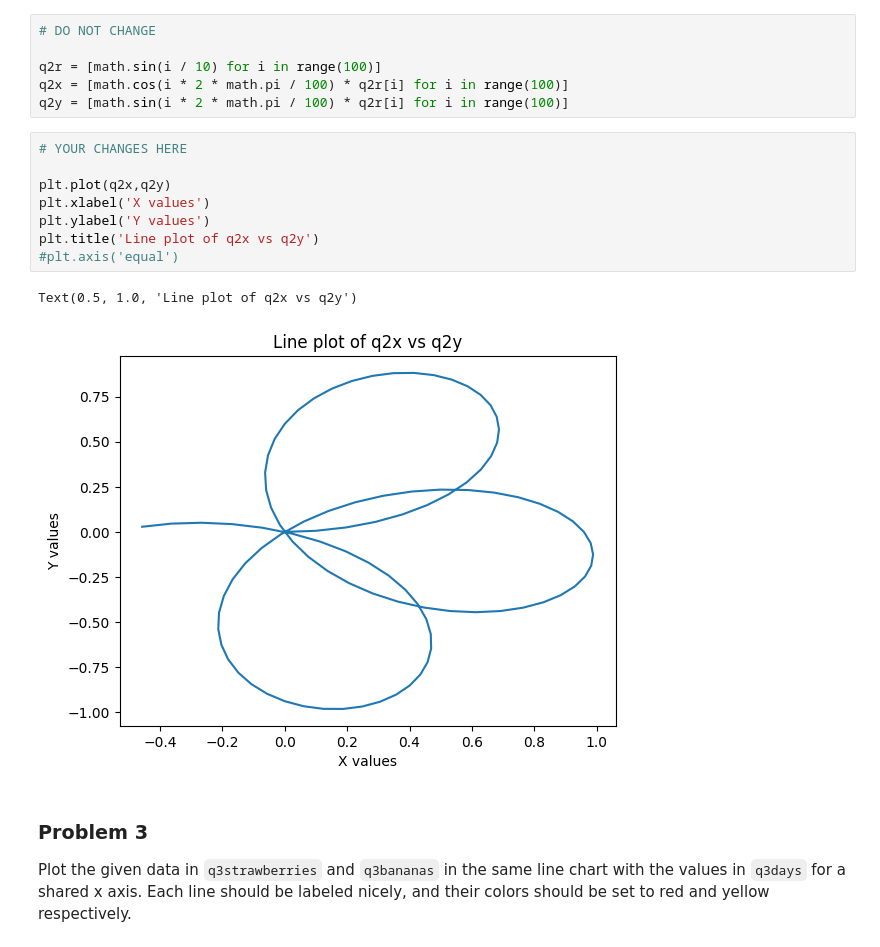
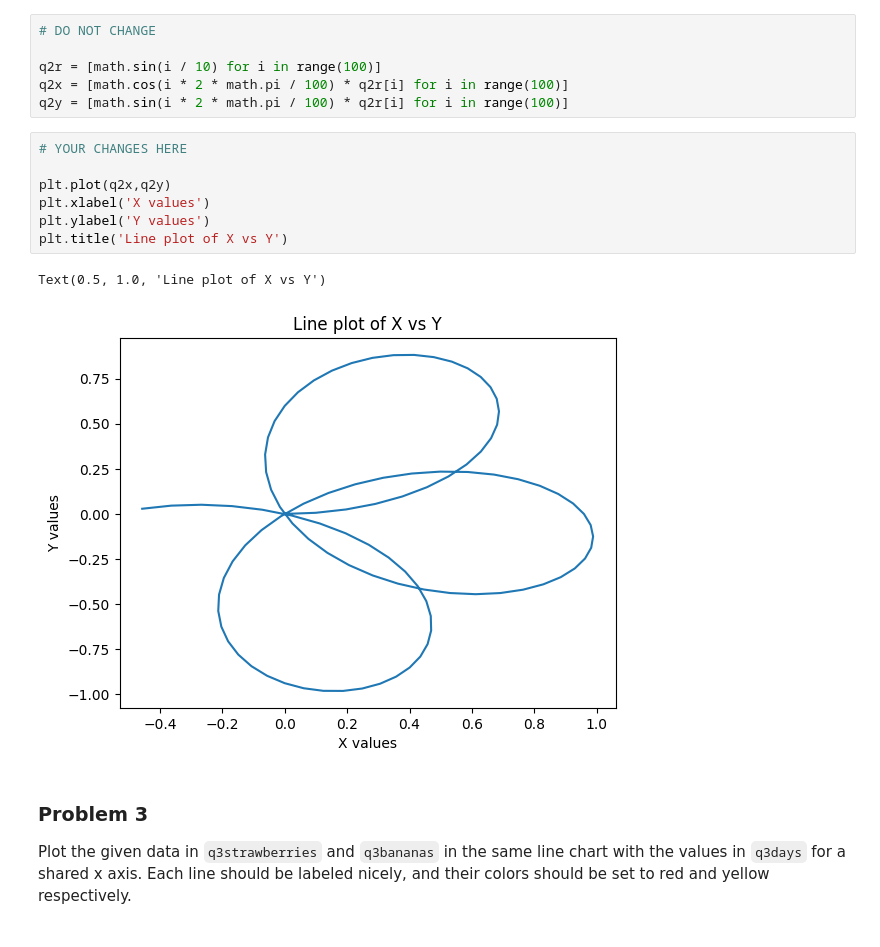
Before and after one commit to bvanson/dx602-homework-05, a Jupyter notebook: homeworTest.ipynb, the cells around one changed output. Saved outputs shown, nothing was run; the diff lists cells and outputs as text.

```diff
--- a/homeworTest.ipynb
+++ b/homeworTest.ipynb
@@ -98,14 +98,13 @@ q2y = [math.sin(i * 2 * math.pi / 100) * q2r[i] for i in range(100)]
 # %%
 # YOUR CHANGES HERE
 
 plt.plot(q2x,q2y)
 plt.xlabel('X values')
 plt.ylabel('Y values')
-plt.title('Line plot of q2x vs q2y')
-#plt.axis('equal')
+plt.title('Line plot of X vs Y')
 # %% [output]
-Text(0.5, 1.0, 'Line plot of q2x vs q2y')
+Text(0.5, 1.0, 'Line plot of X vs Y')
-[figure, old version]
+[figure, new version]
 # %% [markdown]
 ### Problem 3
 
```
Also changed, not shown: parts of 10 cells of this notebook.
